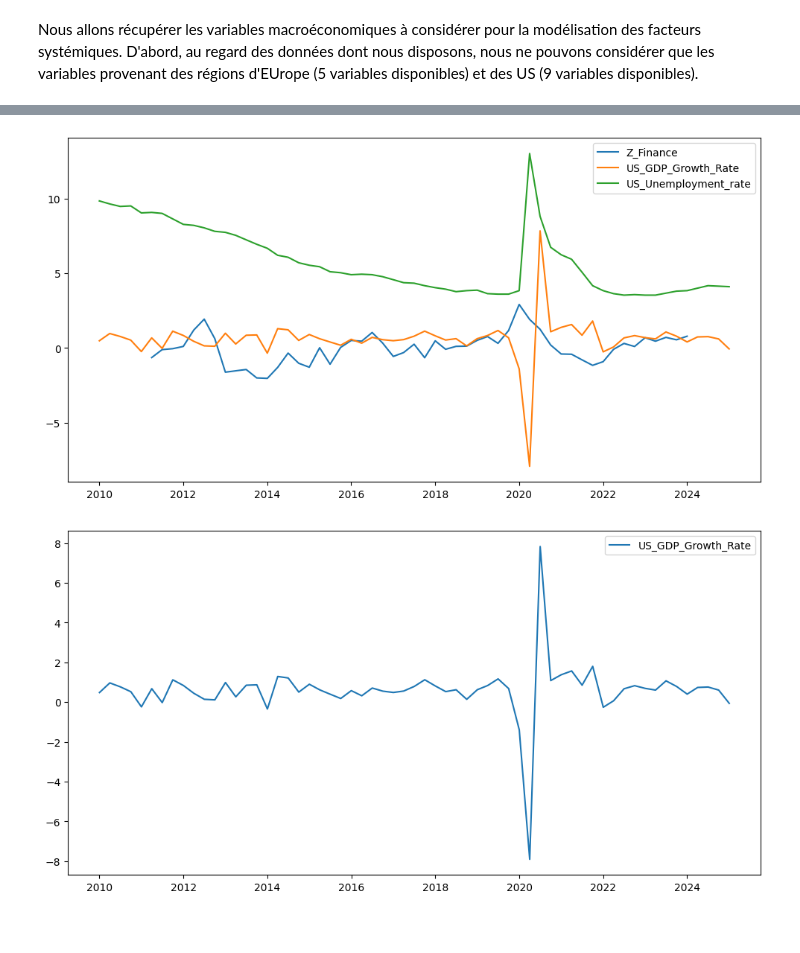
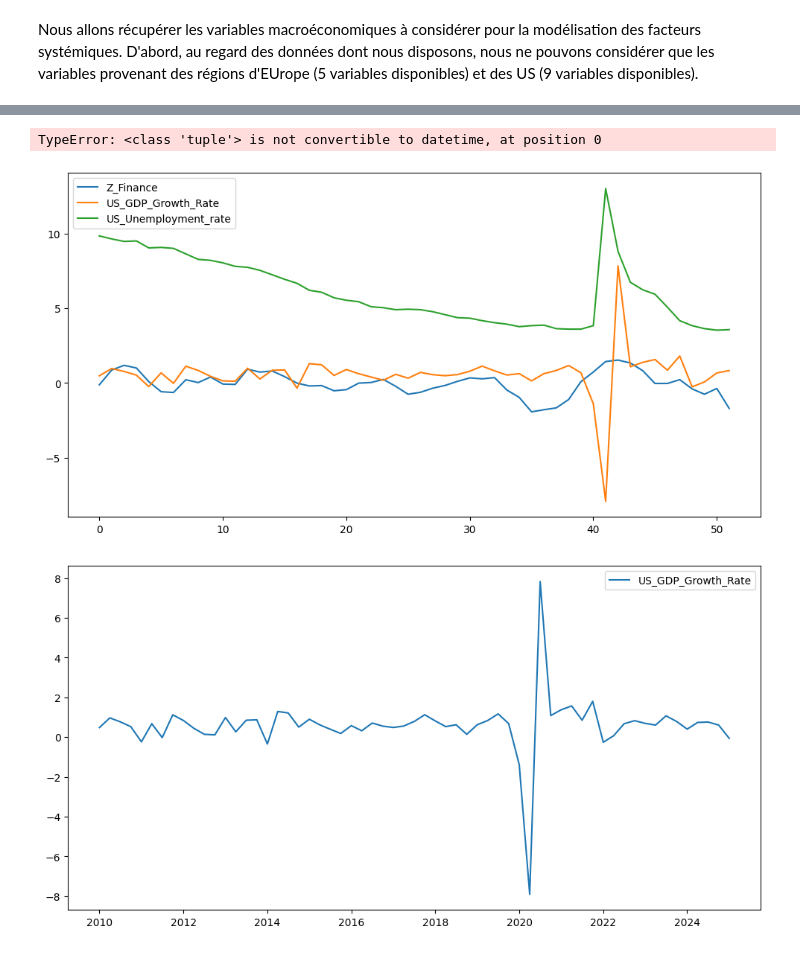
Before and after one commit to Celeste2405/PFE, a Jupyter notebook: model_averaging.ipynb, the cells around one changed output, grey strips where cells are left out. Saved outputs shown, nothing was run; the diff lists cells and outputs as text; code cells hidden in the pictures.

```diff
--- a/model_averaging.ipynb
+++ b/model_averaging.ipynb
@@ -248,0 +195,2 @@ def build_macro_plus_Z_wide(
+# %%
+df_full['quarter'] =df_full['quarter'].astype(str)
@@ -248,0 +217,2 @@ def build_macro_plus_Z_wide(
+# %%
+df_full = df_full.set_index("quarter")
@@ -249,14 +240,5 @@ def build_macro_plus_Z_wide(
 # %%
-df_full = build_macro_plus_Z_wide(
-    df_ts=df_ts,         # macro wide, index = dates trimestrielles
-    Z_hat=Z_hat,       # ton Z trimestriel
-    date_col_z="quarter",
-    sector_col_z="sector",
-    z_value_col="z_hat",  # ou "Z_group" si c'est bien le nom
-    how="left",
-    agg="mean",
-    force_quarter_start=True
-)
+
 
 # check NaN sur les Z
 na_rate = df_full.filter(like="Z_").isna().mean().sort_values()
@@ -304,12 +274,16 @@ df_full
+# %%
+df_full.index = pd.to_datetime([x[0] for x in df_full.index]).normalize()
+# %% [output]
+TypeError: <class 'tuple'> is not convertible to datetime, at position 0
 # %%
 plt.figure(figsize=(12, 6))
-plt.plot(df_full.index, df_full["Z_FINANCE"], label="Z_Finance")
+plt.plot(df_full.index, df_full["Zt"], label="Z_Finance")
 plt.plot(df_full.index, df_full["US_GDP_Growth_Rate"], label="US_GDP_Growth_Rate")
 plt.plot(df_full.index, df_full["US_Unemployment_rate"], label="US_Unemployment_rate")
 plt.legend()
 plt.show()
 # %% [output]
-[figure, old version]
+[figure, new version]
 # %%
 plt.figure(figsize=(12, 6))
 plt.plot(df_full.index, df_full["US_GDP_Growth_Rate"],
```
Also changed, not shown: parts of 41 cells of this notebook, 10 other files.
